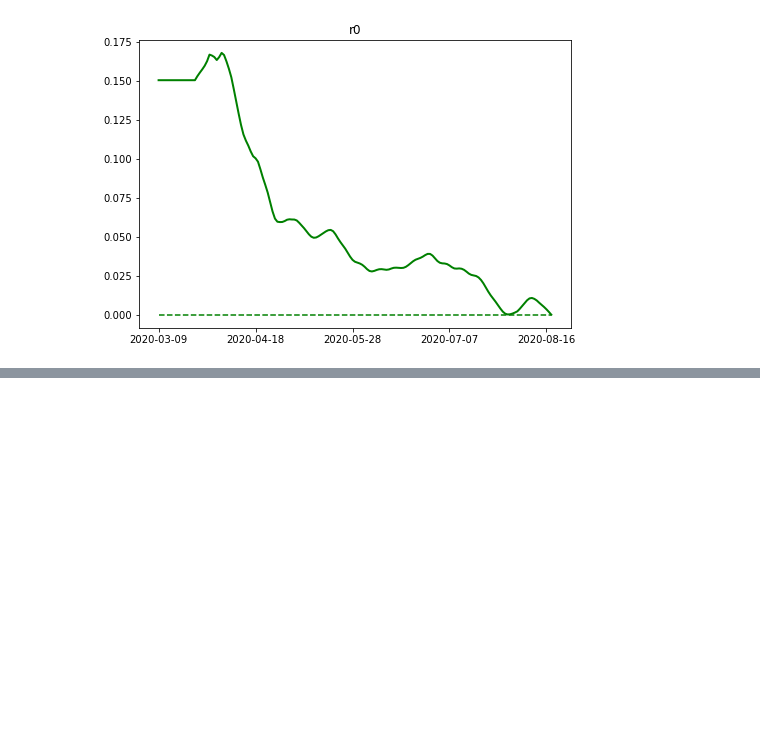
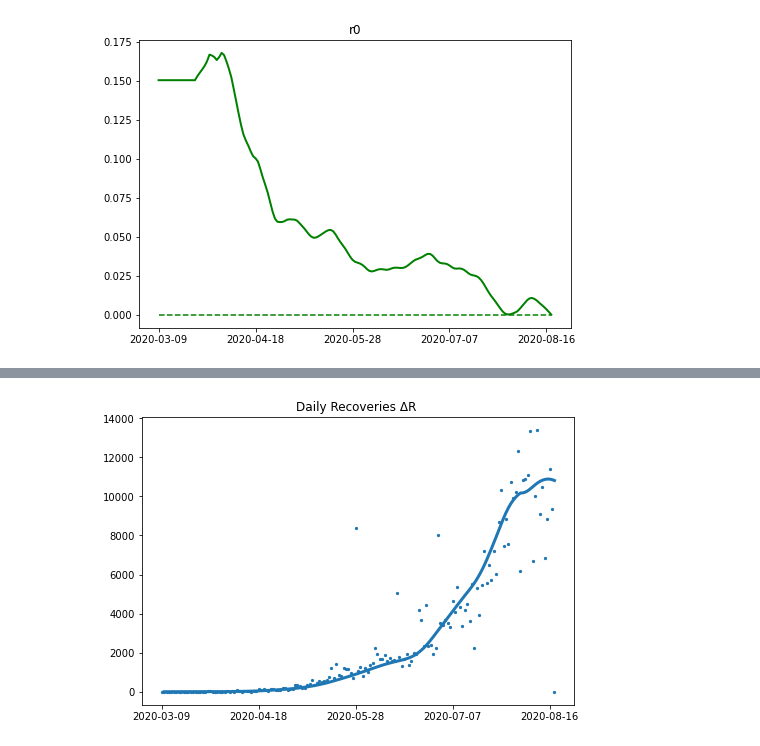
Before and after one commit to AditSoni/SIRD_Python_implementation, a Jupyter notebook: code.ipynb, the cells around one changed output, grey strips where cells are left out. Cells and saved outputs as stored; diff of their text form; code cells hidden in the pictures; blank space fills up the shorter version.

```diff
--- a/code.ipynb
+++ b/code.ipynb
@@ -440,0 +464,13 @@ plt.show()
+# %%
+#Daily recoveries  deltaR
+fig = plt.figure()
+ax = fig.add_axes([0,0,1,1])
+
+ax.scatter(df_mh['Date'],df_mh['Delta_R'],s=5)
+ax.plot(df_mh['Date'],df_pred['Recovered'].diff(),linewidth=3)
+ax.set_xticks([0,40,80,120,160])
+ax.set_title('Daily Recoveries ΔR ')
+#plt.savefig('Daily Recoveries ΔR.jpg',bbox_inches='tight') #uncomment if want to save the graph as image
+plt.show()
+# %% [output]
+[figure, added]
```
Also changed, not shown: parts of 15 cells of this notebook.
